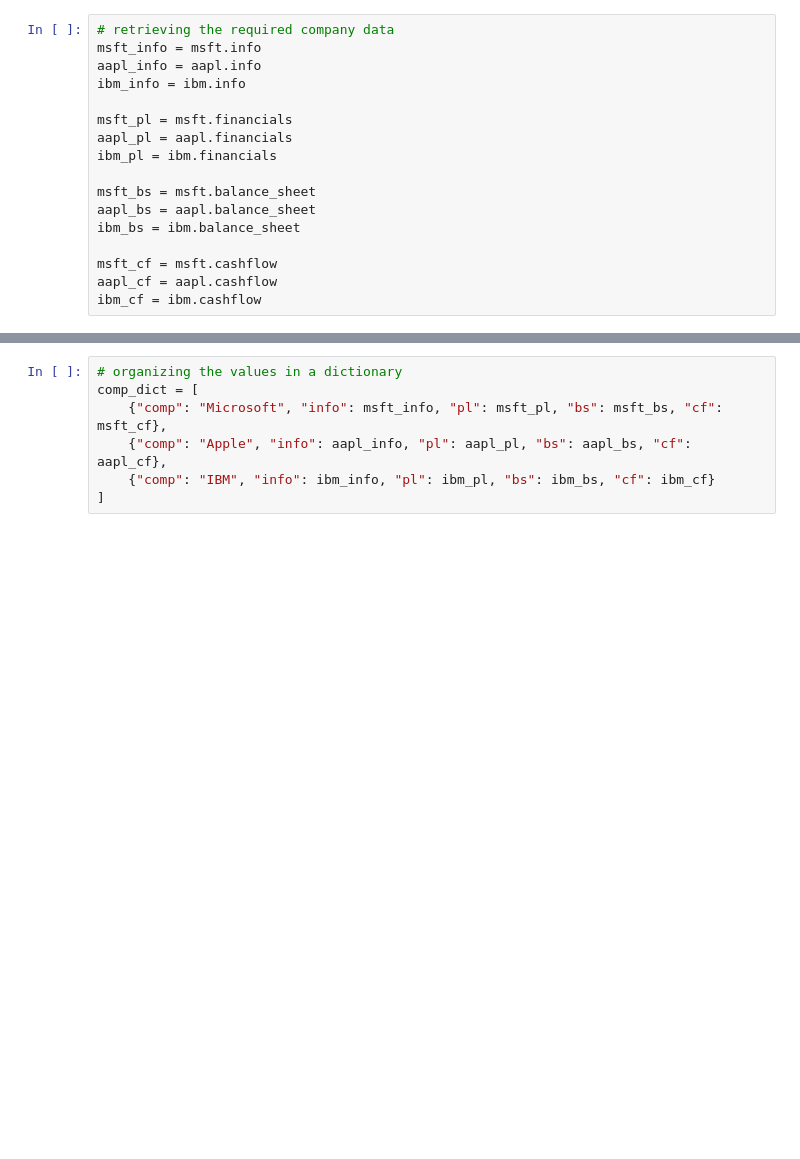
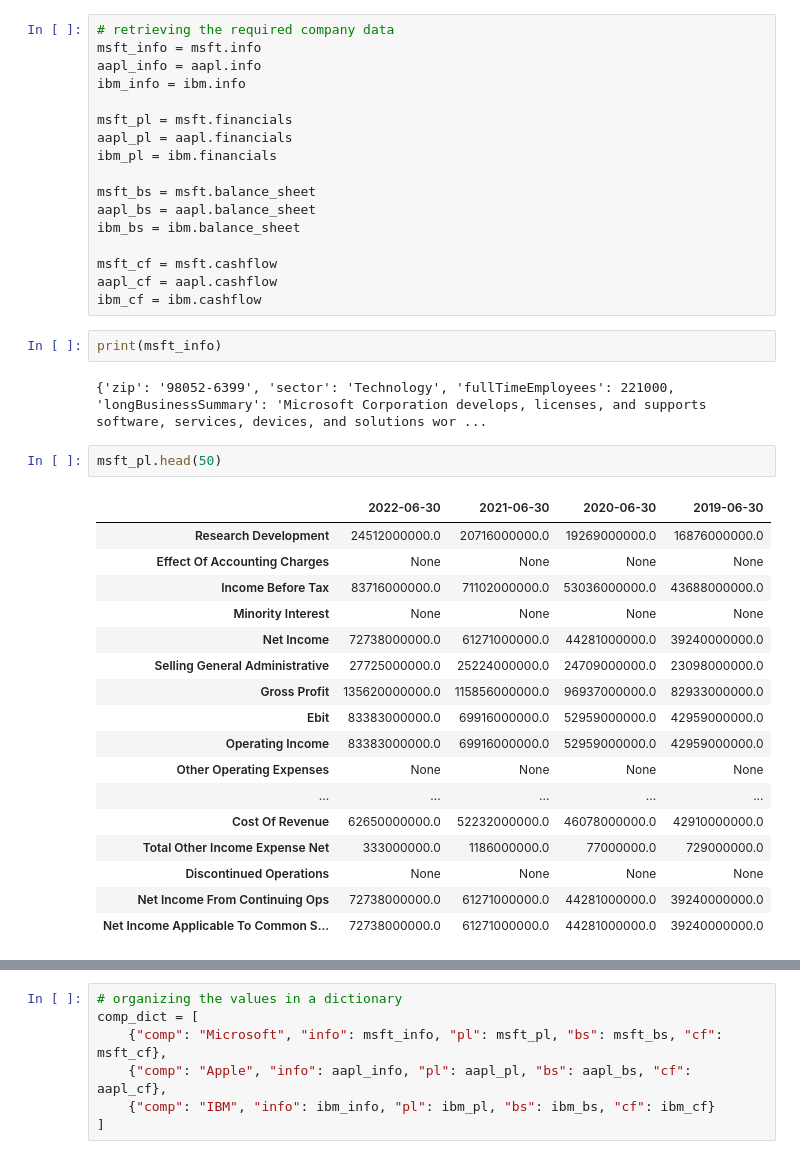
Before and after one commit to nilsmart96/financial-effects-of-stock-buybacks, a Jupyter notebook: main.ipynb, the cells around one changed output, grey strips where cells are left out. Drawn from its saved outputs; the diff is of its cells as text; blank space fills up the shorter version.

```diff
--- a/main.ipynb
+++ b/main.ipynb
@@ -25,3 +25,27 @@ ibm_bs = ibm.balance_sheet
 msft_cf = msft.cashflow
 aapl_cf = aapl.cashflow
 ibm_cf = ibm.cashflow
+# %%
+print(msft_info)
+# %% [output]
+{'zip': '98052-6399', 'sector': 'Technology', 'fullTimeEmployees': 221000, 'longBusinessSummary': 'Microsoft Corporation develops, licenses, and supports software, services, devices, and solutions wor ...
+# %%
+msft_pl.head(50)
+# %% [output]
+|  | 2022-06-30 | 2021-06-30 | 2020-06-30 | 2019-06-30 |
+| Research Development | 24512000000.0 | 20716000000.0 | 19269000000.0 | 16876000000.0 |
+| Effect Of Accounting Charges | None | None | None | None |
+| Income Before Tax | 83716000000.0 | 71102000000.0 | 53036000000.0 | 43688000000.0 |
+| Minority Interest | None | None | None | None |
+| Net Income | 72738000000.0 | 61271000000.0 | 44281000000.0 | 39240000000.0 |
+| Selling General Administrative | 27725000000.0 | 25224000000.0 | 24709000000.0 | 23098000000.0 |
+| Gross Profit | 135620000000.0 | 115856000000.0 | 96937000000.0 | 82933000000.0 |
+| Ebit | 83383000000.0 | 69916000000.0 | 52959000000.0 | 42959000000.0 |
+| Operating Income | 83383000000.0 | 69916000000.0 | 52959000000.0 | 42959000000.0 |
+| Other Operating Expenses | None | None | None | None |
+| ... | ... | ... | ... | ... |
+| Cost Of Revenue | 62650000000.0 | 52232000000.0 | 46078000000.0 | 42910000000.0 |
+| Total Other Income Expense Net | 333000000.0 | 1186000000.0 | 77000000.0 | 729000000.0 |
+| Discontinued Operations | None | None | None | None |
+| Net Income From Continuing Ops | 72738000000.0 | 61271000000.0 | 44281000000.0 | 39240000000.0 |
+| Net Income Applicable To Common S... | 72738000000.0 | 61271000000.0 | 44281000000.0 | 39240000000.0 |
```
Also changed, not shown: parts of 10 cells of this notebook.
